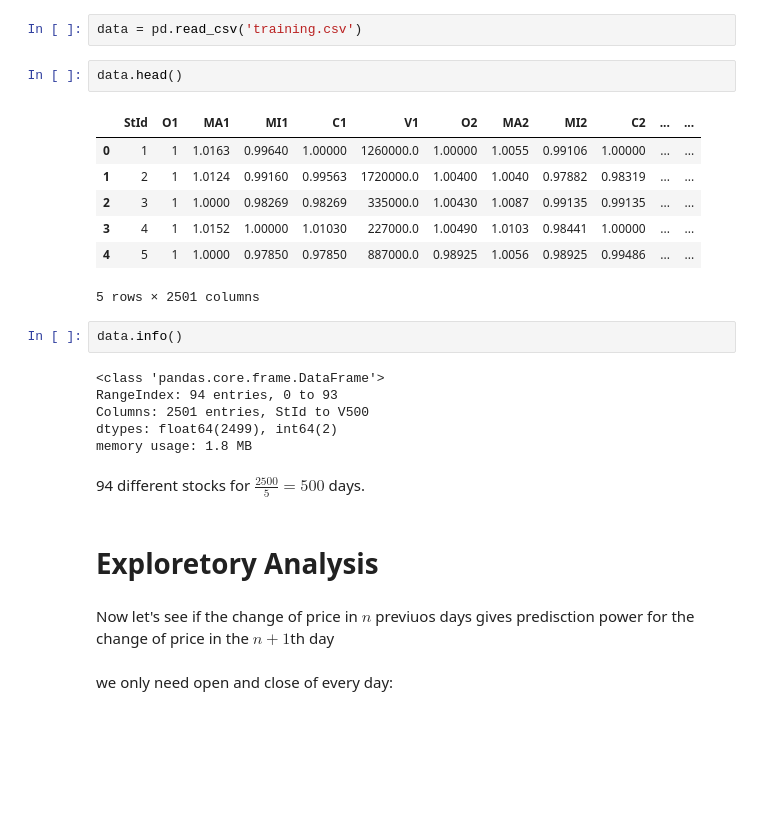
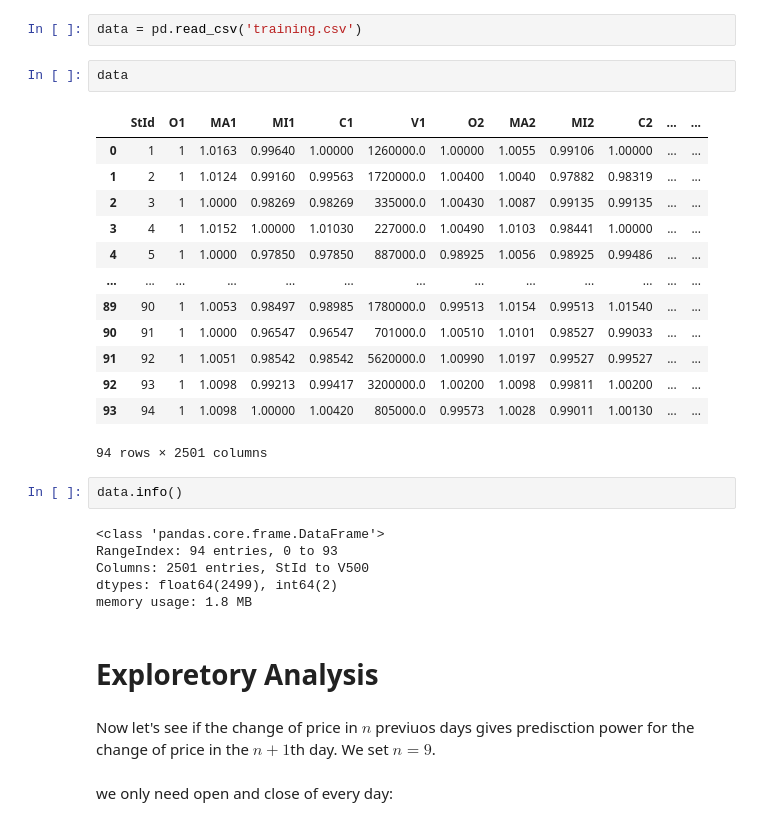
Before and after one commit to m-tari/stock_direction_predict_ml, a Jupyter notebook: process.ipynb, the cells around one changed output. Drawn from its saved outputs; the diff is of its cells as text; blank space fills up the shorter version.

```diff
--- a/process.ipynb
+++ b/process.ipynb
@@ -7,15 +26,21 @@ import matplotlib.pyplot as plt
 # %%
 data = pd.read_csv('training.csv')
 # %%
-data.head()
+data
 # %% [output]
 |  | StId | O1 | MA1 | MI1 | C1 | V1 | O2 | MA2 | MI2 | C2 | ... | ... |
 | 0 | 1 | 1 | 1.0163 | 0.99640 | 1.00000 | 1260000.0 | 1.00000 | 1.0055 | 0.99106 | 1.00000 | ... | ... |
 | 1 | 2 | 1 | 1.0124 | 0.99160 | 0.99563 | 1720000.0 | 1.00400 | 1.0040 | 0.97882 | 0.98319 | ... | ... |
 | 2 | 3 | 1 | 1.0000 | 0.98269 | 0.98269 | 335000.0 | 1.00430 | 1.0087 | 0.99135 | 0.99135 | ... | ... |
 | 3 | 4 | 1 | 1.0152 | 1.00000 | 1.01030 | 227000.0 | 1.00490 | 1.0103 | 0.98441 | 1.00000 | ... | ... |
 | 4 | 5 | 1 | 1.0000 | 0.97850 | 0.97850 | 887000.0 | 0.98925 | 1.0056 | 0.98925 | 0.99486 | ... | ... |
+| ... | ... | ... | ... | ... | ... | ... | ... | ... | ... | ... | ... | ... |
+| 89 | 90 | 1 | 1.0053 | 0.98497 | 0.98985 | 1780000.0 | 0.99513 | 1.0154 | 0.99513 | 1.01540 | ... | ... |
+| 90 | 91 | 1 | 1.0000 | 0.96547 | 0.96547 | 701000.0 | 1.00510 | 1.0101 | 0.98527 | 0.99033 | ... | ... |
+| 91 | 92 | 1 | 1.0051 | 0.98542 | 0.98542 | 5620000.0 | 1.00990 | 1.0197 | 0.99527 | 0.99527 | ... | ... |
+| 92 | 93 | 1 | 1.0098 | 0.99213 | 0.99417 | 3200000.0 | 1.00200 | 1.0098 | 0.99811 | 1.00200 | ... | ... |
+| 93 | 94 | 1 | 1.0098 | 1.00000 | 1.00420 | 805000.0 | 0.99573 | 1.0028 | 0.99011 | 1.00130 | ... | ... |
-5 rows × 2501 columns
+94 rows × 2501 columns
 # %%
 data.info()
 # %% [output]
@@ -24,12 +49,10 @@ RangeIndex: 94 entries, 0 to 93
 Columns: 2501 entries, StId to V500
 dtypes: float64(2499), int64(2)
 memory usage: 1.8 MB
-# %% [markdown]
-94 different stocks for $\frac{2500}{5} = 500$ days.
 # %% [markdown]
 # Exploretory Analysis
 # %% [markdown]
-Now let's see if the change of price in $n$ previuos days gives predisction power for the change of price in the $n+1$th day
+Now let's see if the change of price in $n$ previuos days gives predisction power for the change of price in the $n+1$th day. We set $n=9$.
 # %% [markdown]
 we only need open and close of every day:
 # %%
```
Also changed, not shown: parts of 54 cells of this notebook.
